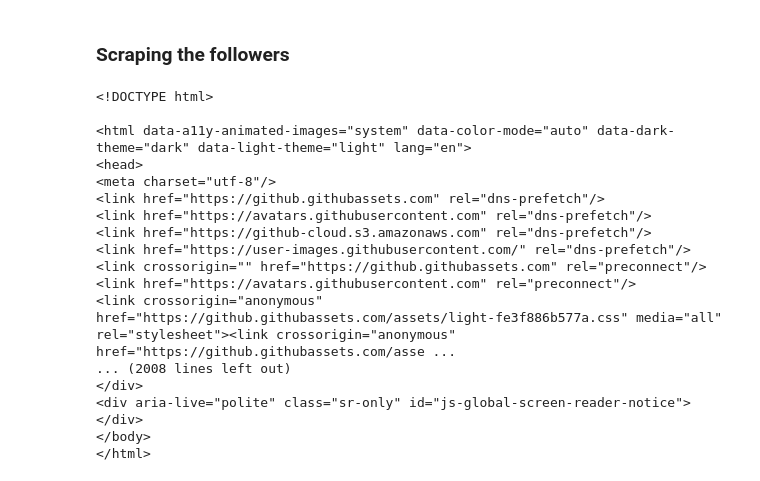
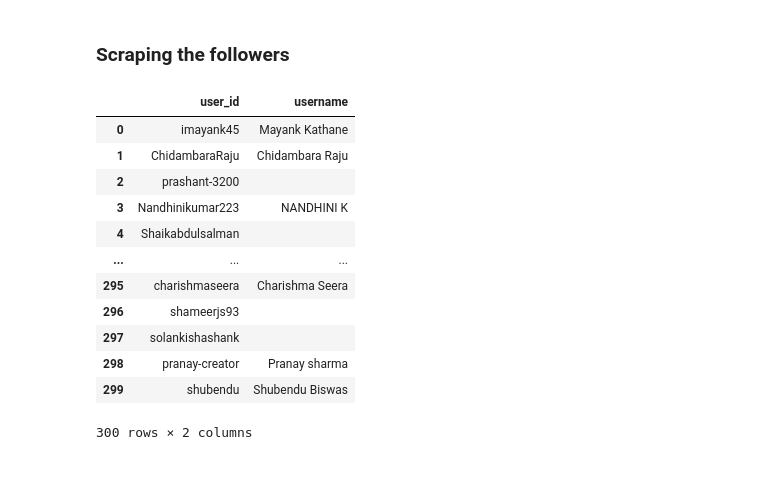
Before and after one commit to RahulWadwani/Projects, a Jupyter notebook: Weekly projects/week 24/Github Profile Scraper.ipynb, the cells around one changed output. Drawn from its saved outputs; the diff is of its cells as text; code cells hidden in the pictures.

```diff
--- a/Weekly projects/week 24/Github Profile Scraper.ipynb
+++ b/Weekly projects/week 24/Github Profile Scraper.ipynb
@@ -123,26 +122,3 @@ df
 | 0 | AshishJangra27 | Ashish Jangra | I am an AI Trainer. \nI train stu... | 303 | 1 | Noida | [] |  | 76 | 0 | ... |
 # %% [markdown]
 ### Scraping the followers
-# %%
-link = 'https://github.com/AshishJangra27?tab=followers'
-res = requests.get(link).text
-soup = BeautifulSoup(res,'html.parser')
-print(soup)
-# %% [output]
-<!DOCTYPE html>
-
-<html data-a11y-animated-images="system" data-color-mode="auto" data-dark-theme="dark" data-light-theme="light" lang="en">
-<head>
-<meta charset="utf-8"/>
-<link href="https://github.githubassets.com" rel="dns-prefetch"/>
-<link href="https://avatars.githubusercontent.com" rel="dns-prefetch"/>
-<link href="https://github-cloud.s3.amazonaws.com" rel="dns-prefetch"/>
-<link href="https://user-images.githubusercontent.com/" rel="dns-prefetch"/>
-<link crossorigin="" href="https://github.githubassets.com" rel="preconnect"/>
-<link href="https://avatars.githubusercontent.com" rel="preconnect"/>
-<link crossorigin="anonymous" href="https://github.githubassets.com/assets/light-fe3f886b577a.css" media="all" rel="stylesheet"><link crossorigin="anonymous" href="https://github.githubassets.com/asse ...
-... (2008 lines left out)
-</div>
-<div aria-live="polite" class="sr-only" id="js-global-screen-reader-notice"></div>
-</body>
-</html>
@@ -148,0 +136,17 @@ print(soup)
+# %%
+followers = pd.DataFrame({'user_id':user_id_follower,'username':follower_username})
+followers
+# %% [output]
+|  | user_id | username |
+| 0 | imayank45 | Mayank Kathane |
+| 1 | ChidambaraRaju | Chidambara Raju |
+| 2 | prashant-3200 |  |
+| 3 | Nandhinikumar223 | NANDHINI K |
+| 4 | Shaikabdulsalman |  |
+| ... | ... | ... |
+| 295 | charishmaseera | Charishma Seera |
+| 296 | shameerjs93 |  |
+| 297 | solankishashank |  |
+| 298 | pranay-creator | Pranay sharma |
+| 299 | shubendu | Shubendu Biswas |
+300 rows × 2 columns
```
Also changed, not shown: parts of 7 cells of this notebook, 1 other file.
